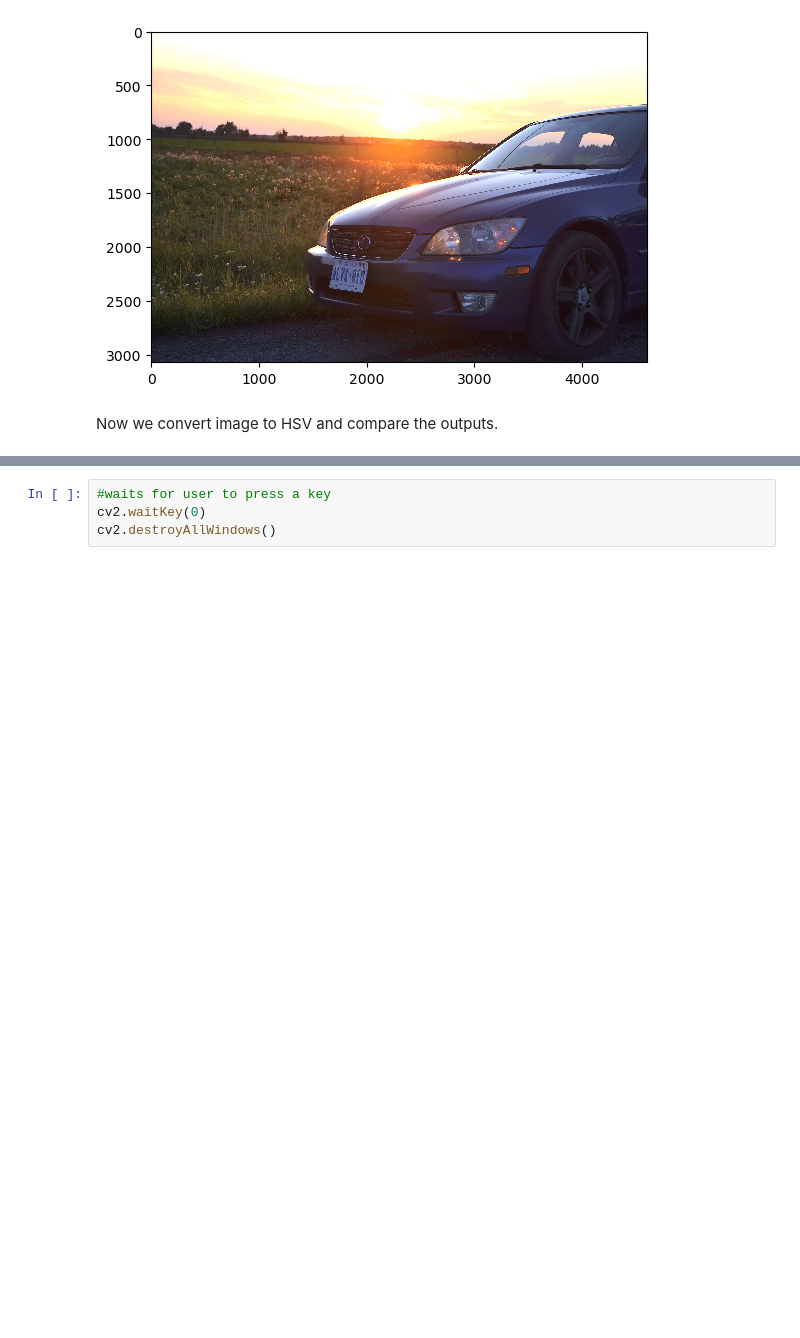
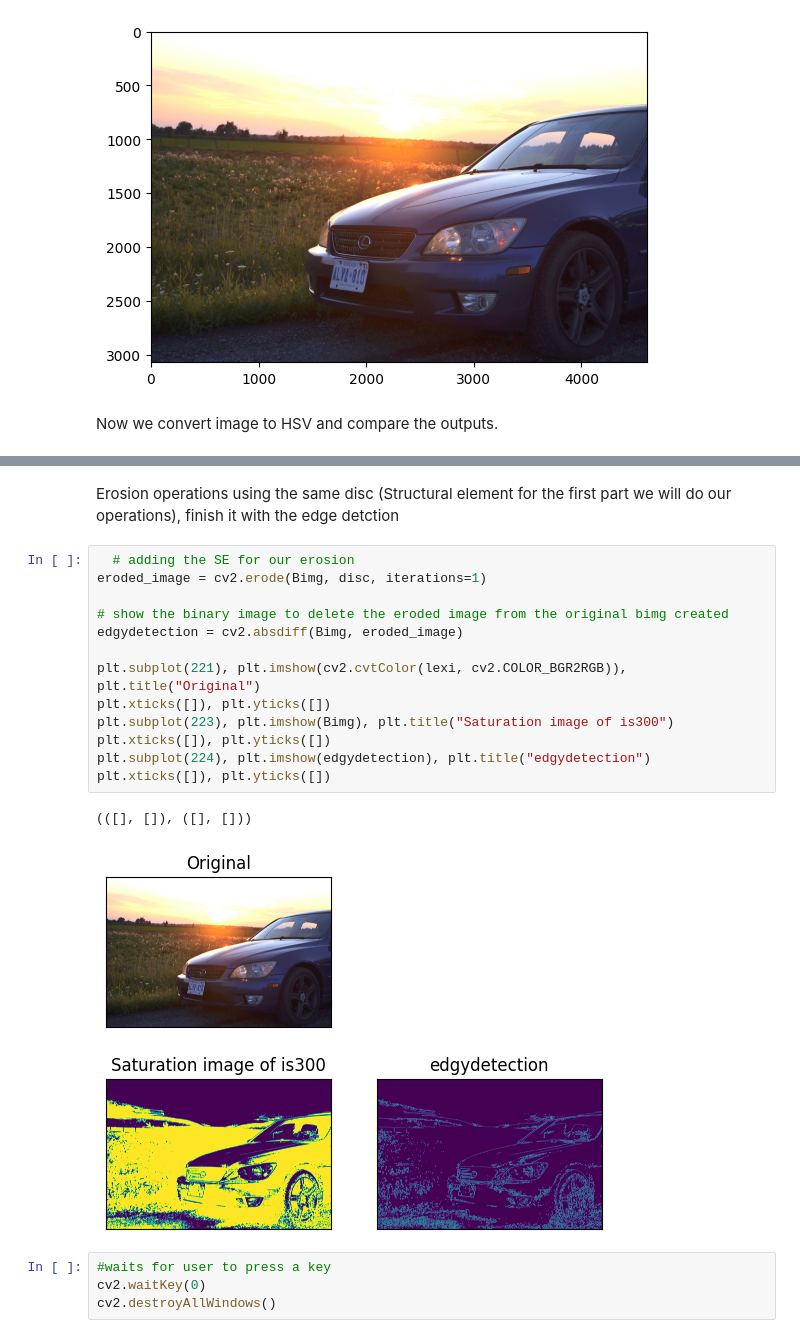
Before and after one commit to Neelxm10/cv-lab3, a Jupyter notebook: cv-lab3.ipynb, the cells around one changed output, grey strips where cells are left out. Drawn from its saved outputs; the diff is of its cells as text; blank space fills up the shorter version.

```diff
--- a/cv-lab3.ipynb
+++ b/cv-lab3.ipynb
@@ -190,3 +193,21 @@ plt.show()
+# %% [markdown]
+Erosion operations using the same disc (Structural element for the first part we will do our operations), finish it with the edge detction
+# %%
+  # adding the SE for our erosion
+eroded_image = cv2.erode(Bimg, disc, iterations=1)
+
+# show the binary image to delete the eroded image from the original bimg created
+edgydetection = cv2.absdiff(Bimg, eroded_image)
+
+plt.subplot(221), plt.imshow(cv2.cvtColor(lexi, cv2.COLOR_BGR2RGB)), plt.title("Original")
+plt.xticks([]), plt.yticks([])
+plt.subplot(223), plt.imshow(Bimg), plt.title("Saturation image of is300")
+plt.xticks([]), plt.yticks([])
+plt.subplot(224), plt.imshow(edgydetection), plt.title("edgydetection")
+plt.xticks([]), plt.yticks([])
+# %% [output]
+(([], []), ([], []))
+[figure, added]
 # %%
 #waits for user to press a key
 cv2.waitKey(0)
```
Also changed, not shown: parts of 11 cells of this notebook.
